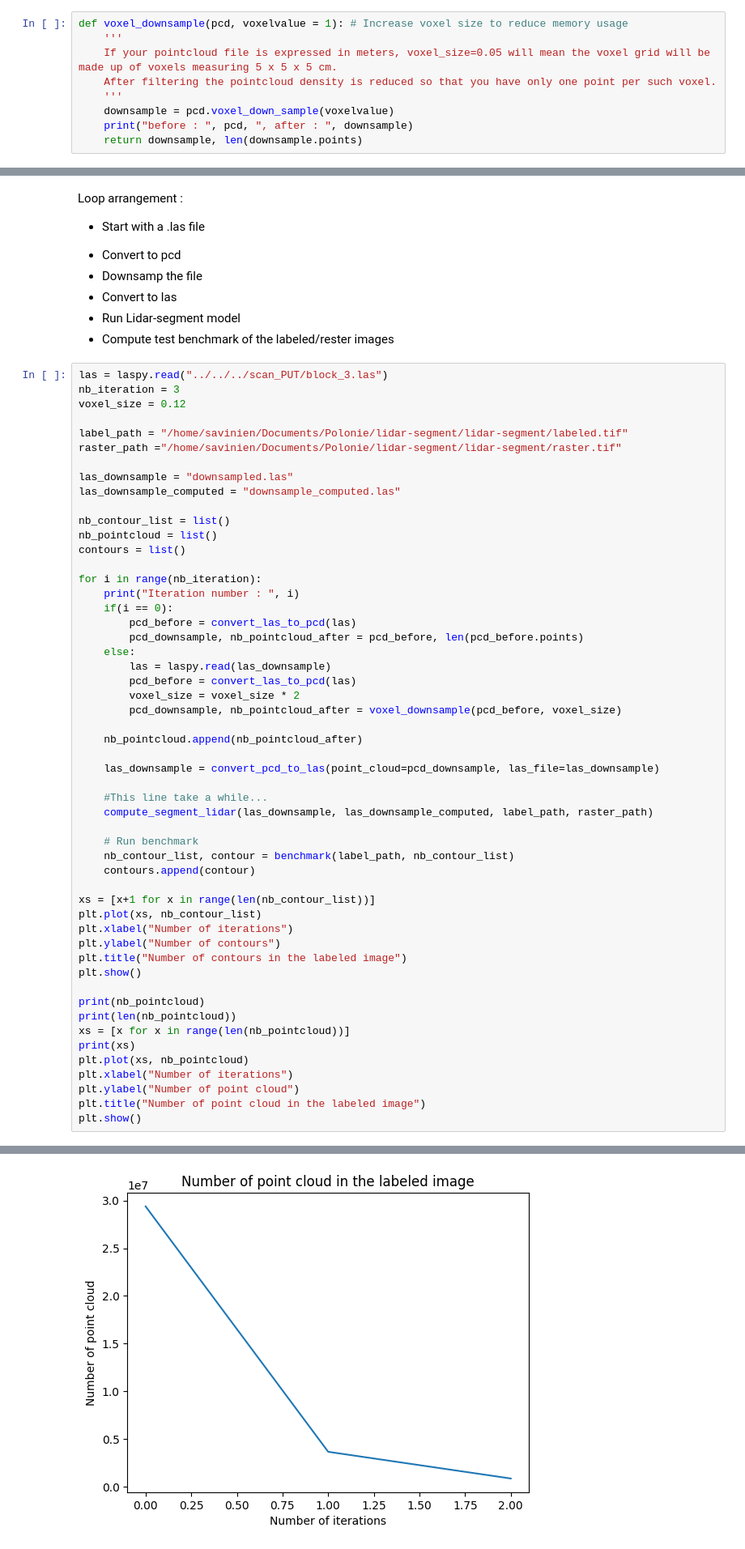
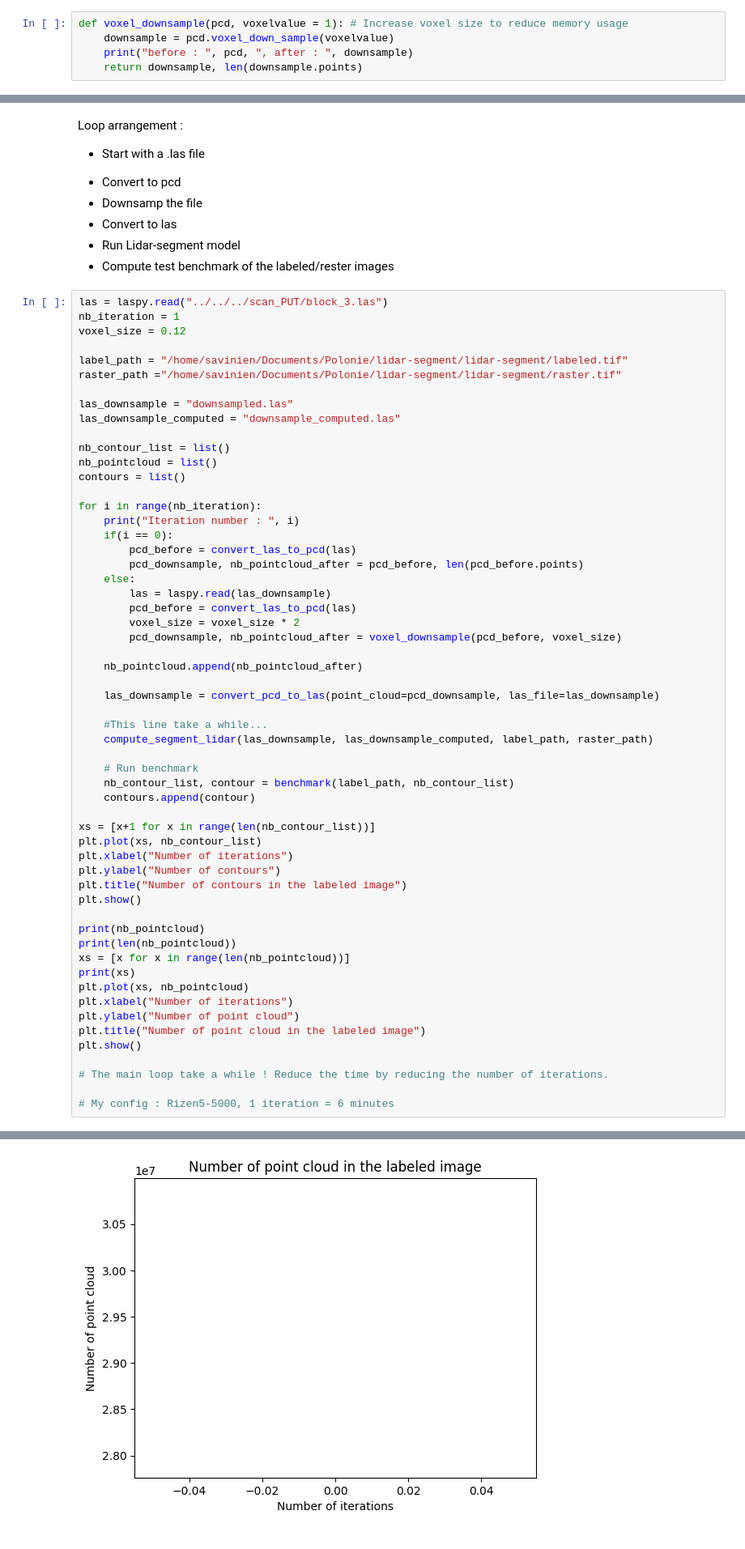
Before and after one commit to LRMPUT/internship_enssat_put, a Jupyter notebook: lidar-segment/lidar-segment/main.ipynb, the cells around one changed output, grey strips where cells are left out. Shown at 81% size. Cells and saved outputs as stored; diff of their text form.

```diff
--- a/lidar-segment/lidar-segment/main.ipynb
+++ b/lidar-segment/lidar-segment/main.ipynb
@@ -69,9 +74,5 @@ def convert_las_to_pcd(las) -> o3d.t.geometry.PointCloud:
 # %%
 def voxel_downsample(pcd, voxelvalue = 1): # Increase voxel size to reduce memory usage
-    '''
-    If your pointcloud file is expressed in meters, voxel_size=0.05 will mean the voxel grid will be made up of voxels measuring 5 x 5 x 5 cm.
-    After filtering the pointcloud density is reduced so that you have only one point per such voxel.
-    '''
     downsample = pcd.voxel_down_sample(voxelvalue)
     print("before : ", pcd, ", after : ", downsample)
     return downsample, len(downsample.points)
@@ -121,7 +140,7 @@ Loop arrangement :
 </ul>
 # %%
 las = laspy.read("../../../scan_PUT/block_3.las")
-nb_iteration = 3
+nb_iteration = 1
 voxel_size = 0.12
 
 label_path = "/home/savinien/Documents/Polonie/lidar-segment/lidar-segment/labeled.tif"
@@ -172,6 +191,10 @@ plt.xlabel("Number of iterations")
 plt.ylabel("Number of point cloud")
 plt.title("Number of point cloud in the labeled image")
 plt.show()
+
+# The main loop take a while ! Reduce the time by reducing the number of iterations.
+
+# My config : Rizen5-5000, 1 iteration = 6 minutes
 # %% [output]
 Iteration number :  0
 point len :  29378196
@@ -197,4 +220,4 @@ Writing is completed in 0.44 seconds.
-[figure, old version]
+[figure, new version]
 # %% [markdown]
 ## Save each contour as a file
 # %%
```
Also changed, not shown: parts of 8 cells of this notebook, 3 other files.
